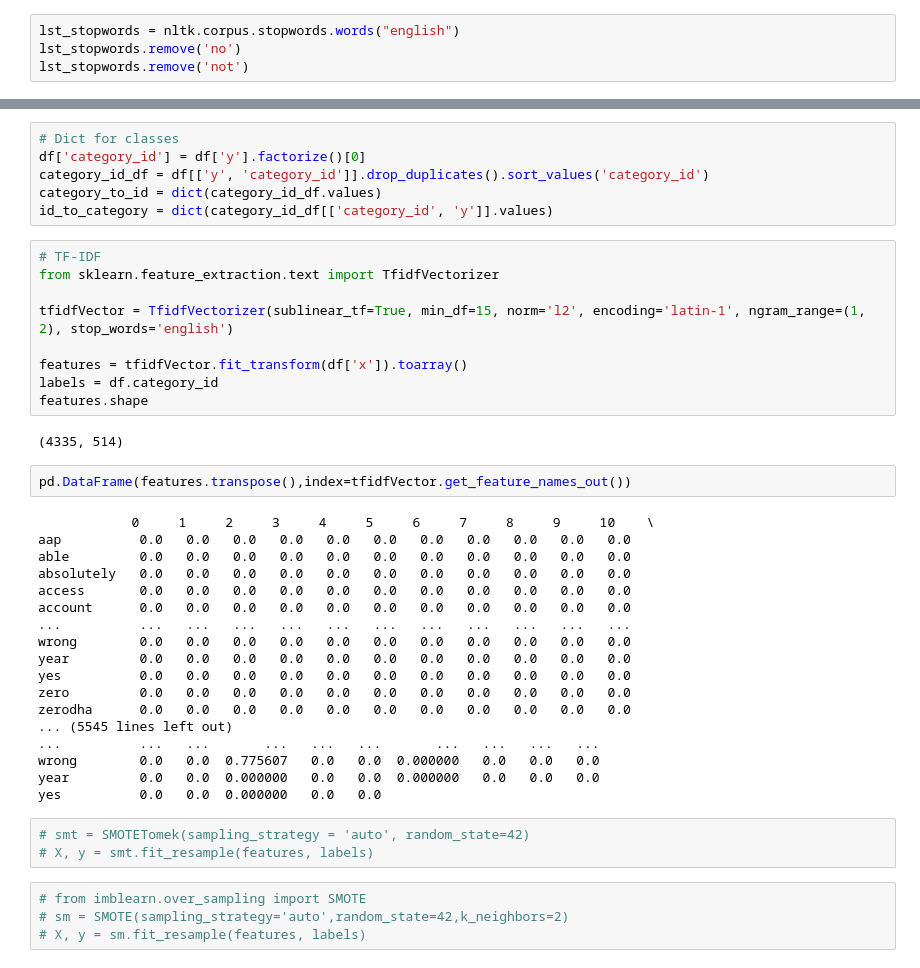
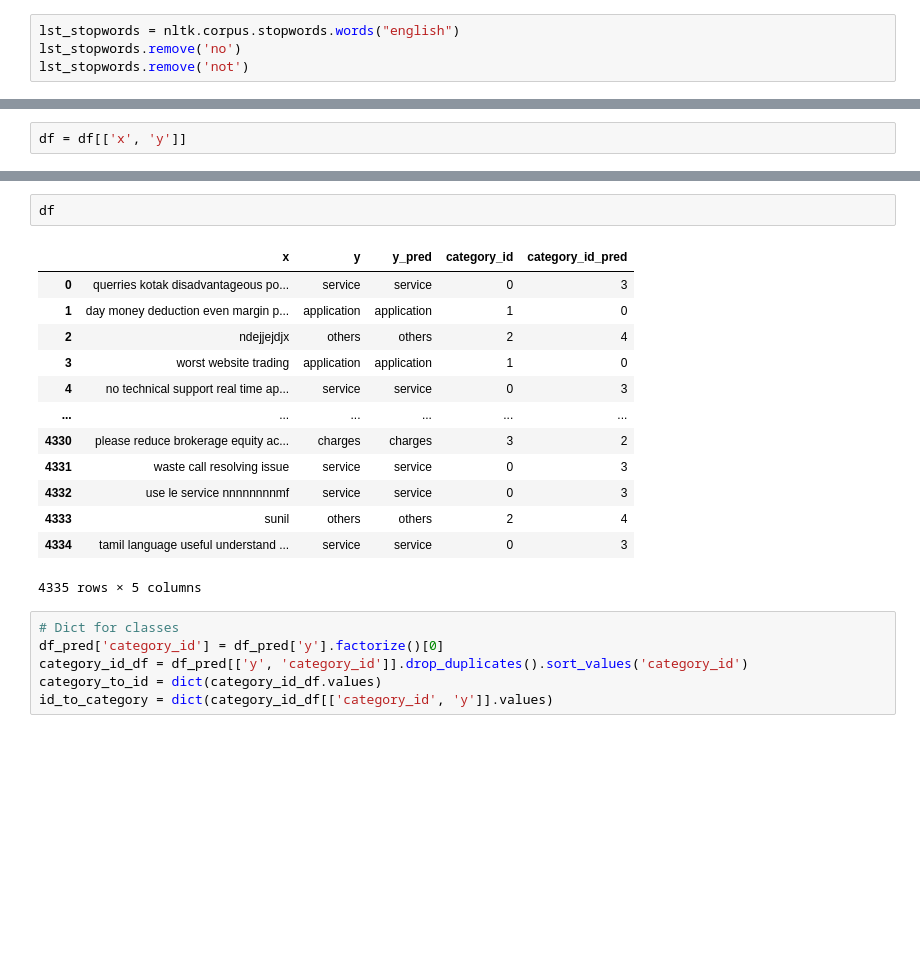
Before and after one commit to Brijeshtanwar/Topic-Modeling, a Jupyter notebook: sklearn_nlp_fasttext.ipynb, the cells around one changed output, grey strips where cells are left out. Cells and saved outputs as stored; diff of their text form; blank space fills up the shorter version.

```diff
--- a/sklearn_nlp_fasttext.ipynb
+++ b/sklearn_nlp_fasttext.ipynb
@@ -125,2 +132,4 @@ df.head(10)
 | 8 | i dint interacted so my rating ma... | service | dint interacted rating may bias b... | service |
 | 9 | no issues with the rm | service | no issue rm | service |
+# %%
+df = df[['x', 'y']]
@@ -127,44 +209,22 @@ df.head(10)
+# %%
+df
+# %% [output]
+|  | x | y | y_pred | category_id | category_id_pred |
+| 0 | querries kotak disadvantageous po... | service | service | 0 | 3 |
+| 1 | day money deduction even margin p... | application | application | 1 | 0 |
+| 2 | ndejjejdjx | others | others | 2 | 4 |
+| 3 | worst website trading | application | application | 1 | 0 |
+| 4 | no technical support real time ap... | service | service | 0 | 3 |
+| ... | ... | ... | ... | ... | ... |
+| 4330 | please reduce brokerage equity ac... | charges | charges | 3 | 2 |
+| 4331 | waste call resolving issue | service | service | 0 | 3 |
+| 4332 | use le service nnnnnnnnmf | service | service | 0 | 3 |
+| 4333 | sunil | others | others | 2 | 4 |
+| 4334 | tamil language useful understand ... | service | service | 0 | 3 |
+4335 rows × 5 columns
 # %%
 # Dict for classes
-df['category_id'] = df['y'].factorize()[0]
-category_id_df = df[['y', 'category_id']].drop_duplicates().sort_values('category_id')
+df_pred['category_id'] = df_pred['y'].factorize()[0]
+category_id_df = df_pred[['y', 'category_id']].drop_duplicates().sort_values('category_id')
 category_to_id = dict(category_id_df.values)
 id_to_category = dict(category_id_df[['category_id', 'y']].values)
-# %%
-# TF-IDF
-from sklearn.feature_extraction.text import TfidfVectorizer
-
-tfidfVector = TfidfVectorizer(sublinear_tf=True, min_df=15, norm='l2', encoding='latin-1', ngram_range=(1, 2), stop_words='english')
-
-features = tfidfVector.fit_transform(df['x']).toarray()
-labels = df.category_id
-features.shape
-# %% [output]
-(4335, 514)
-# %%
-pd.DataFrame(features.transpose(),index=tfidfVector.get_feature_names_out())
-# %% [output]
-            0     1     2     3     4     5     6     7     8     9     10    \
-aap          0.0   0.0   0.0   0.0   0.0   0.0   0.0   0.0   0.0   0.0   0.0
-able         0.0   0.0   0.0   0.0   0.0   0.0   0.0   0.0   0.0   0.0   0.0
-absolutely   0.0   0.0   0.0   0.0   0.0   0.0   0.0   0.0   0.0   0.0   0.0
-access       0.0   0.0   0.0   0.0   0.0   0.0   0.0   0.0   0.0   0.0   0.0
-account      0.0   0.0   0.0   0.0   0.0   0.0   0.0   0.0   0.0   0.0   0.0
-...          ...   ...   ...   ...   ...   ...   ...   ...   ...   ...   ...
-wrong        0.0   0.0   0.0   0.0   0.0   0.0   0.0   0.0   0.0   0.0   0.0
-year         0.0   0.0   0.0   0.0   0.0   0.0   0.0   0.0   0.0   0.0   0.0
-yes          0.0   0.0   0.0   0.0   0.0   0.0   0.0   0.0   0.0   0.0   0.0
-zero         0.0   0.0   0.0   0.0   0.0   0.0   0.0   0.0   0.0   0.0   0.0
-zerodha      0.0   0.0   0.0   0.0   0.0   0.0   0.0   0.0   0.0   0.0   0.0
-... (5545 lines left out)
-...          ...   ...       ...   ...   ...       ...   ...   ...   ...
-wrong        0.0   0.0  0.775607   0.0   0.0  0.000000   0.0   0.0   0.0
-year         0.0   0.0  0.000000   0.0   0.0  0.000000   0.0   0.0   0.0
-yes          0.0   0.0  0.000000   0.0   0.0
-# %%
-# smt = SMOTETomek(sampling_strategy = 'auto', random_state=42)
-# X, y = smt.fit_resample(features, labels)
-# %%
-# from imblearn.over_sampling import SMOTE
-# sm = SMOTE(sampling_strategy='auto',random_state=42,k_neighbors=2)
-# X, y = sm.fit_resample(features, labels)
```
Also changed, not shown: parts of 29 cells of this notebook.
